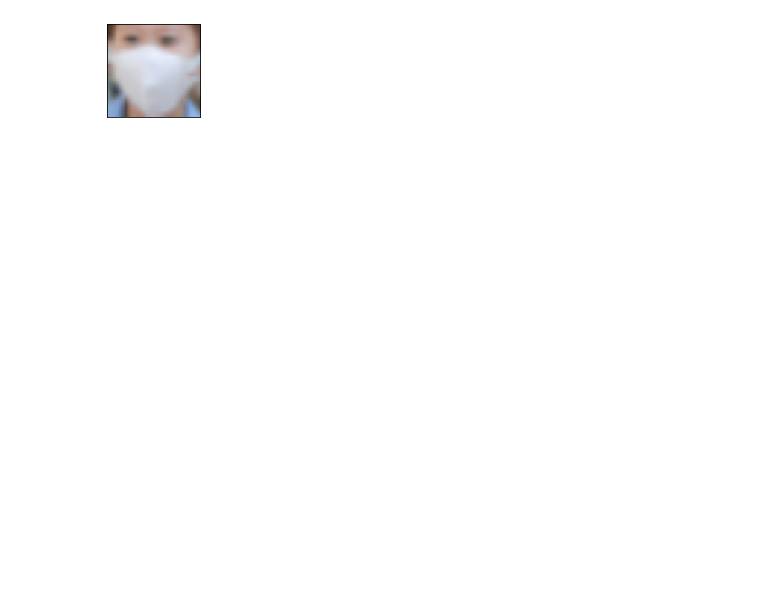
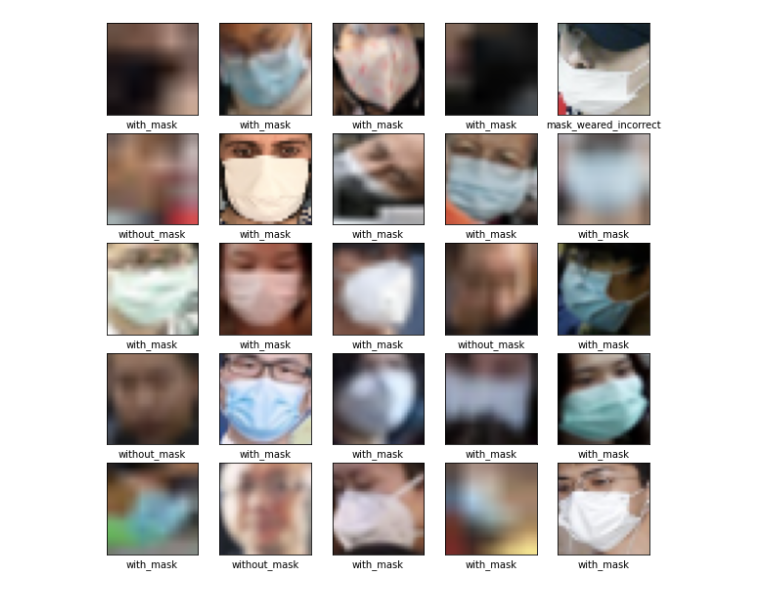
Before and after one commit to humzaym/bean-classification-cnn, a Jupyter notebook: CNN.ipynb, the cells around one changed output. Saved outputs shown, nothing was run; the diff lists cells and outputs as text; code cells hidden in the pictures; blank space fills up the shorter version.

```diff
--- a/CNN.ipynb
+++ b/CNN.ipynb
@@ -70,5 +72,5 @@ Number of Images: 4072
 # %%
-training_split = 0.75
-print("Number of Training Images: " + str(int(len(imgs)*(training_split))))
-print("Number of Test Images: " + str(int(len(imgs)*(1-training_split))))
+test_split = 0.75
+print("Number of Training Images: " + str(int(len(imgs)*(1-test_split))))
+print("Number of Test Images: " + str(int(len(imgs)*(test_split))))
 # %% [output]
@@ -77,5 +79,5 @@ Number of Test Images: 1018
 # %%
-train_images, test_images, train_labels, test_labels = train_test_split(imgs, labels, test_size = 0.25)
+train_images, test_images, train_labels, test_labels = train_test_split(imgs, labels, test_size = test_split)
 train_labels = np.array(train_labels)
 test_labels = np.array(test_labels)
 # %%
@@ -184,7 +186,8 @@ for i in range(25):
     plt.xticks([])
     plt.yticks([])
     plt.grid(False)
-    plt.imshow(train_images[i])
-    plt.xlabel(classes[model.predict(np.concatenate(np.array([None]), np.array(train_images[i])))])
+    plt.imshow(test_images[i])
+    thing = test_images[i].reshape((1, 32, 32, 3))
+    plt.xlabel(classes[np.argmax(model.predict(thing), axis=1)[0]])
 plt.show()
 # %% [output]
@@ -192 +211 @@ TypeError: only integer scalar arrays can be converted to a scalar index
-[figure, old version]
+[figure, new version]
```
Also changed, not shown: parts of 17 cells of this notebook.
